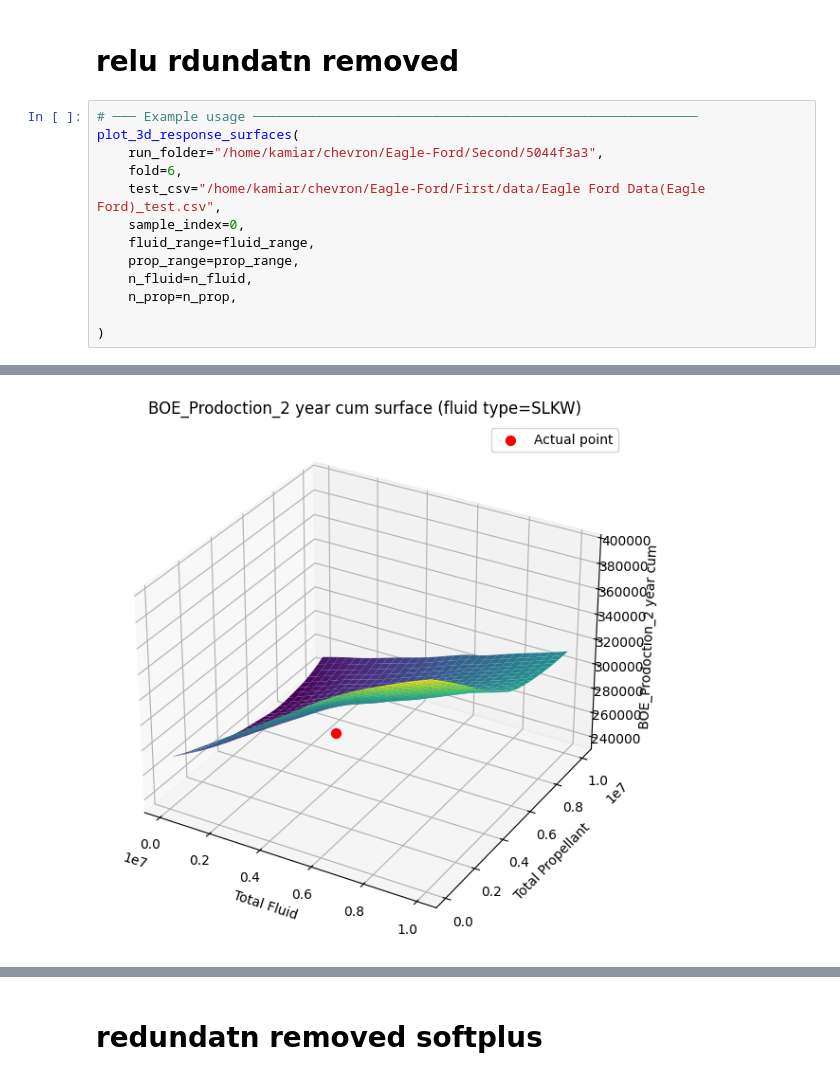
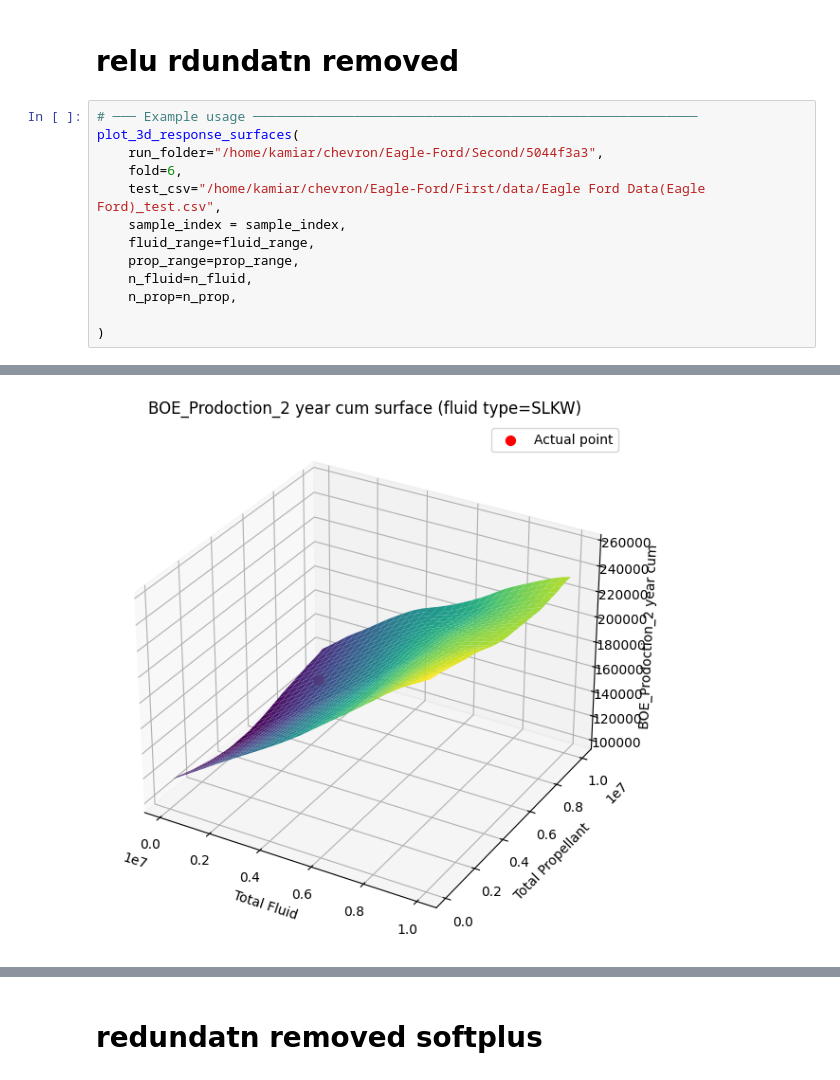
Before and after one commit to kamiaras/Eagle-Ford, a Jupyter notebook: Second/plot3D_IO.ipynb, the cells around one changed output, grey strips where cells are left out. Drawn from its saved outputs; the diff is of its cells as text.

```diff
--- a/Second/plot3D_IO.ipynb
+++ b/Second/plot3D_IO.ipynb
@@ -197,7 +197,7 @@ plot_3d_response_surfaces(
     run_folder="/home/kamiar/chevron/Eagle-Ford/Second/5044f3a3",
     fold=6,
     test_csv="/home/kamiar/chevron/Eagle-Ford/First/data/Eagle Ford Data(Eagle Ford)_test.csv",
-    sample_index=0,
+    sample_index = sample_index,
     fluid_range=fluid_range,
     prop_range=prop_range,
     n_fluid=n_fluid,
@@ -209 +209 @@ plot_3d_response_surfaces(
-[figure, old version]
+[figure, new version]
```
Also changed, not shown: parts of 4 cells of this notebook, 13 other files.
